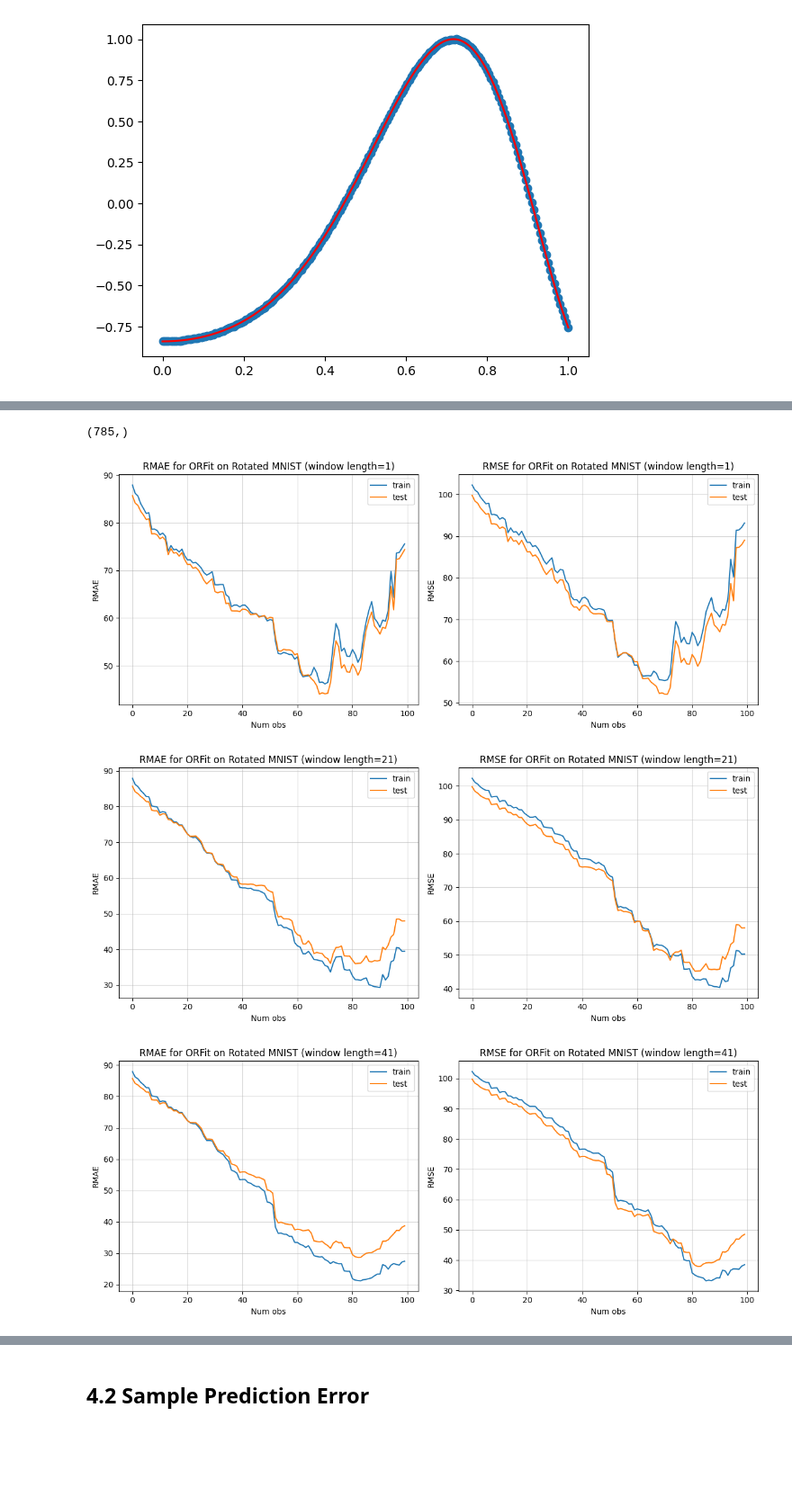
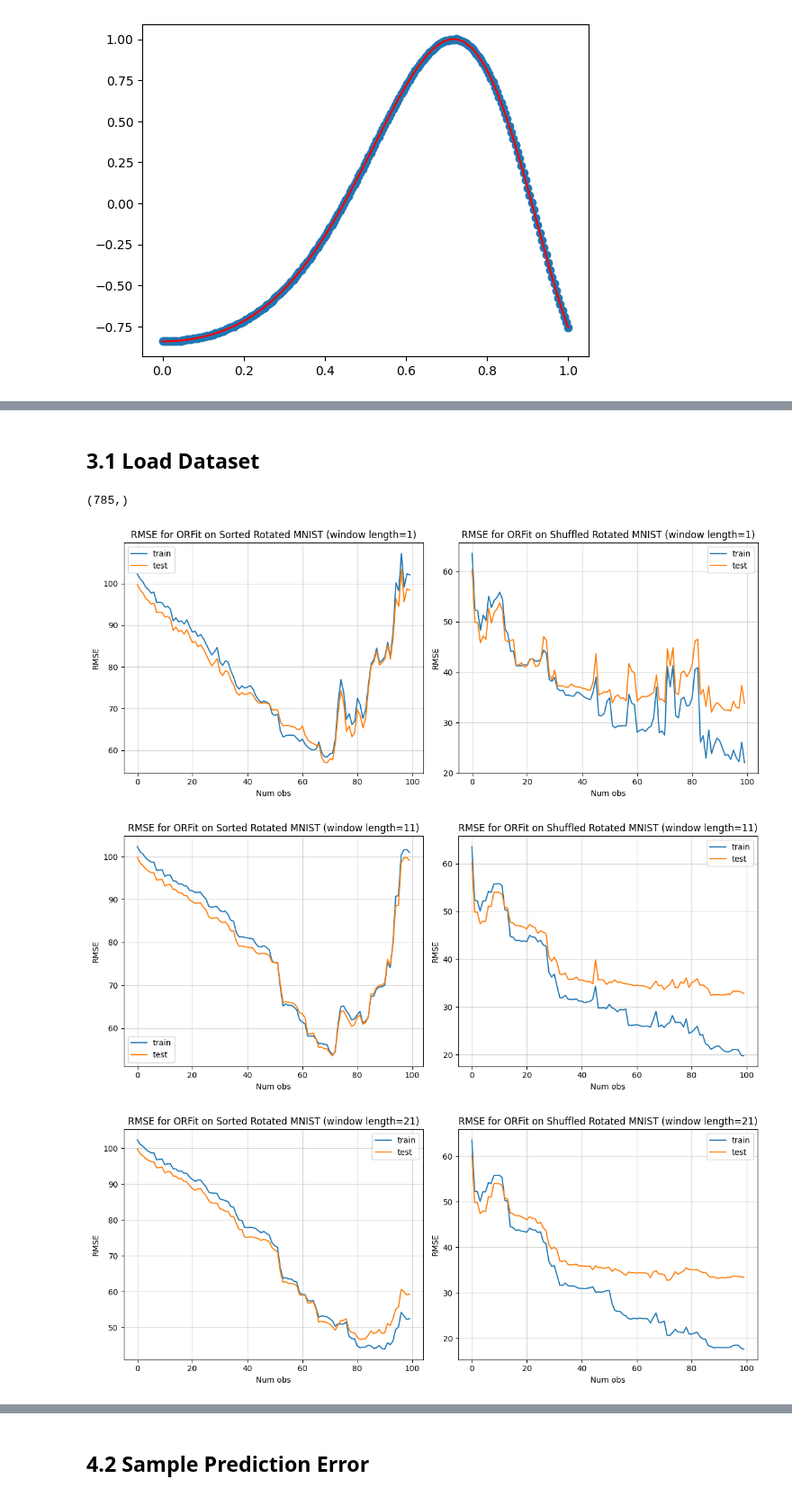
Before and after one commit to probml/dynamax, a Jupyter notebook: dynamax/rebayes/demos/ORFit.ipynb, the cells around one changed output, grey strips where cells are left out. Shown at 90% size. Cells and saved outputs as stored; diff of their text form; code cells hidden in the pictures; blank space fills up the shorter version.

```diff
--- a/dynamax/rebayes/demos/ORFit.ipynb
+++ b/dynamax/rebayes/demos/ORFit.ipynb
@@ -287,3 +175,5 @@ plt.plot(X_nr, vmap(apply_fn_ntk, (None, 0))(history_ntk[-1], X_nr), c='red');
+# %% [markdown]
+## 3.1 Load Dataset
 # %%
 # Load rotated MNIST dataset
 np.random.seed(314)
@@ -318,40 +208,71 @@ print(flat_params_rmnist.shape)
 loss_fn_rmnist = lambda w, x, y: (apply_fn_rmnist(w, x) - y)**2
 # %% [output]
 (785,)
+# %%
+# L2 loss
+loss_fn_rmnist = lambda w, x, y: (apply_fn_rmnist(w, x) - y)**2
+
+# Define ORFit parameters
+model_params_rmnist = ORFitParams(
+    initial_mean=flat_params_rmnist,
+    initial_variance=1.0,
+    apply_function=apply_fn_rmnist,
+    loss_function=loss_fn_rmnist,
+    memory_size=30,
+)
+
+# Run full-memory ORFit
+posterior_nr = orthogonal_recursive_fitting(model_params_nr, Y_nr_sh, X_nr_sh)
+filtered_means = posterior_nr.filtered_means
 # %%
-for win_len in tqdm(range(1, 101, 20)):
-    # Run ORFit on rmnist dataset
-    history_rmnist, _ = orthogonal_recursive_fitting(flat_params_rmnist, apply_fn_rmnist, loss_fn_rmnist, X_train_inc, y_train_inc, win_len)
+for win_len in tqdm(range(1, 101, 10)):
+    # Define ORFit parameters
+    model_params_rmnist = ORFitParams(
+        initial_mean=flat_params_rmnist,
+        initial_variance=1.0,
+        apply_function=apply_fn_rmnist,
+        loss_function=loss_fn_rmnist,
+        memory_size=win_len,
+    )
+
+    # Run ORFit
+    posterior_rmnist_inc = orthogonal_recursive_fitting(model_params_rmnist, y_train_inc, X_train_inc)
+    posterior_rmnist_sh = orthogonal_recursive_fitting(model_params_rmnist, y_train, X_train)
+    filtered_means_inc = posterior_rmnist_inc.filtered_means
+    filtered_means_sh = posterior_rmnist_sh.filtered_means
 
     # Predict on train and test set
-    yhat_hist_train = vmap(apply_fn_rmnist, (0, None))(history_rmnist, X_train_inc).squeeze()
-    yhat_hist_test = vmap(apply_fn_rmnist, (0, None))(history_rmnist, X_test).squeeze()
+    yhat_hist_train_inc = vmap(apply_fn_rmnist, (0, None))(filtered_means_inc, X_train_inc).squeeze()
+    yhat_hist_test_inc = vmap(apply_fn_rmnist, (0, None))(filtered_means_inc, X_test).squeeze()
 
-    rmae_hist_test = jnp.abs(yhat_hist_test - y_test[None, :]).mean(axis=-1)
-    rmae_hist_train = jnp.abs(yhat_hist_train - y_train_inc[None, :]).mean(axis=-1)
+    yhat_hist_train_sh = vmap(apply_fn_rmnist, (0, None))(filtered_means_sh, X_train).squeeze()
+    yhat_hist_test_sh = vmap(apply_fn_rmnist, (0, None))(filtered_means_sh, X_test).squeeze()
 
-    rmse_hist_test = jnp.sqrt(((yhat_hist_test - y_test[None, :])**2).mean(axis=-1))
-    rmse_hist_train = jnp.sqrt(((yhat_hist_train - y_train_inc[None, :])**2).mean(axis=-1))
+    rmse_hist_train_inc = jnp.sqrt(((yhat_hist_train_inc - y_train_inc[None, :])**2).mean(axis=-1))
+    rmse_hist_test_inc = jnp.sqrt(((yhat_hist_test_inc - y_test[None, :])**2).mean(axis=-1))
+
+    rmse_hist_train_sh = jnp.sqrt(((yhat_hist_train_sh - y_train[None, :])**2).mean(axis=-1))
+    rmse_hist_test_sh = jnp.sqrt(((yhat_hist_test_sh - y_test[None, :])**2).mean(axis=-1))
 
     fig, (ax1, ax2) = plt.subplots(1, 2, figsize=(12, 5))
-    ax1.plot(rmae_hist_train, label="train")
-    ax1.plot(rmae_hist_test, label="test")
+    ax1.plot(rmse_hist_train_inc, label="train")
+    ax1.plot(rmse_hist_test_inc, label="test")
     ax1.legend()
     ax1.set_xlabel("Num obs")
-    ax1.set_ylabel("RMAE")
-    ax1.set_title(f"RMAE for ORFit on Rotated MNIST (window length={win_len})")
+    ax1.set_ylabel("RMSE")
+    ax1.set_title(f"RMSE for ORFit on Sorted Rotated MNIST (window length={win_len})")
     ax1.grid(alpha=0.5)
 
-    ax2.plot(rmse_hist_train, label="train")
-    ax2.plot(rmse_hist_test, label="test")
+    ax2.plot(rmse_hist_train_sh, label="train")
+    ax2.plot(rmse_hist_test_sh, label="test")
     ax2.legend()
     ax2.set_xlabel("Num obs")
     ax2.set_ylabel("RMSE")
-    ax2.set_title(f"RMSE for ORFit on Rotated MNIST (window length={win_len})")
+    ax2.set_title(f"RMSE for ORFit on Shuffled Rotated MNIST (window length={win_len})")
     ax2.grid(alpha=0.5)
 
     plt.tight_layout()
 # %% [output]
-[figure, old version]
+[figure, new version]
-[figure, old version]
+[figure, new version]
-[figure, old version]
+[figure, new version]
```
Also changed, not shown: parts of 45 cells of this notebook.
